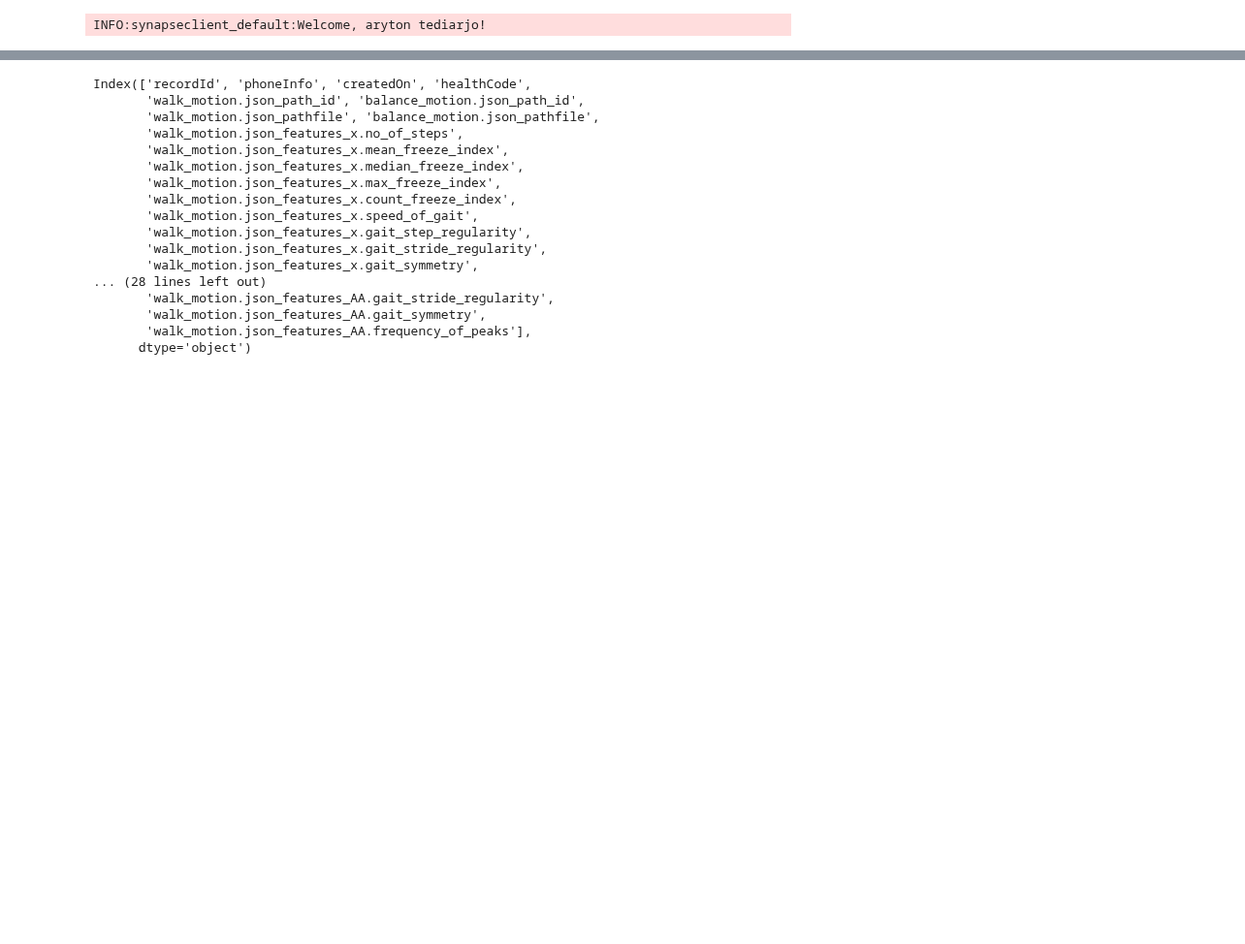
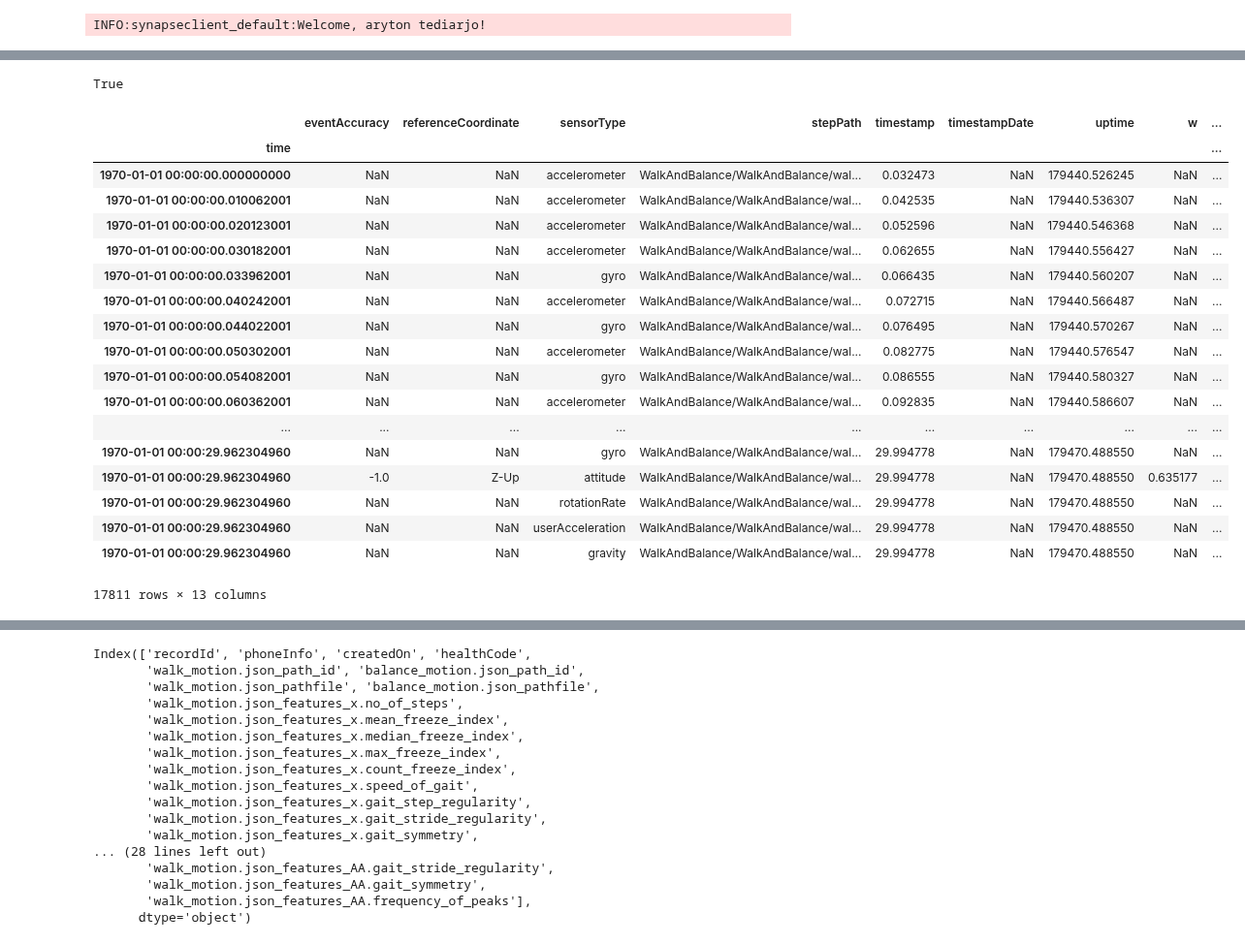
Before and after one commit to arytontediarjo/mPower-Analysis, a Jupyter notebook: Notebooks/etc.ipynb, the cells around one changed output, grey strips where cells are left out. Shown at 97% size. Saved outputs shown, nothing was run; the diff lists cells and outputs as text; code cells hidden in the pictures; blank space fills up the shorter version.

```diff
--- a/Notebooks/etc.ipynb
+++ b/Notebooks/etc.ipynb
@@ -83,0 +110,7 @@ data
+# %%
+ios_data = get_synapse_table(syn, ["d2c2a238-36ab-493e-9728-589eb0797fb3",
+                                        "8fd8f4c8-6b47-45f0-9a0c-58b1c6883b26",
+                              "debb8d54-435c-44ff-8684-5bc05cc407b7",
+                              "e1882f09-06ae-4cf0-8a1d-3e8a6562d54b",
+                              "1fa674e9-2c49-4260-83f0-681ace2a5125",
+                              "d2c2a238-36ab-493e-9728-589eb0797fb3"], "syn12514611", "V2")
@@ -83,0 +121,32 @@ data
+# %%
+ios_data["timeStampDate"] = pd.to_datetime(ios_data["walk_motion.json_pathfile"] \
+                                               .apply(convertZuluTimeStamp), utc = True)
+ios_data["time_diff"] = pd.to_datetime(ios_data["createdOn"] , utc = True) - ios_data["timeStampDate"]
+# %%
+temp = utils.clean_accelerometer_data(open_filepath(ios_data["walk_motion.json_pathfile"].iloc[0]))
+# %%
+all(temp.index[:-1] <= temp.index[1:])
+# %% [output]
+True
+# %%
+temp.sort_index()
+# %% [output]
+|  | eventAccuracy | referenceCoordinate | sensorType | stepPath | timestamp | timestampDate | uptime | w | ... |
+| time |  |  |  |  |  |  |  |  | ... |
+| 1970-01-01 00:00:00.000000000 | NaN | NaN | accelerometer | WalkAndBalance/WalkAndBalance/wal... | 0.032473 | NaN | 179440.526245 | NaN | ... |
+| 1970-01-01 00:00:00.010062001 | NaN | NaN | accelerometer | WalkAndBalance/WalkAndBalance/wal... | 0.042535 | NaN | 179440.536307 | NaN | ... |
+| 1970-01-01 00:00:00.020123001 | NaN | NaN | accelerometer | WalkAndBalance/WalkAndBalance/wal... | 0.052596 | NaN | 179440.546368 | NaN | ... |
+| 1970-01-01 00:00:00.030182001 | NaN | NaN | accelerometer | WalkAndBalance/WalkAndBalance/wal... | 0.062655 | NaN | 179440.556427 | NaN | ... |
+| 1970-01-01 00:00:00.033962001 | NaN | NaN | gyro | WalkAndBalance/WalkAndBalance/wal... | 0.066435 | NaN | 179440.560207 | NaN | ... |
+| 1970-01-01 00:00:00.040242001 | NaN | NaN | accelerometer | WalkAndBalance/WalkAndBalance/wal... | 0.072715 | NaN | 179440.566487 | NaN | ... |
+| 1970-01-01 00:00:00.044022001 | NaN | NaN | gyro | WalkAndBalance/WalkAndBalance/wal... | 0.076495 | NaN | 179440.570267 | NaN | ... |
+| 1970-01-01 00:00:00.050302001 | NaN | NaN | accelerometer | WalkAndBalance/WalkAndBalance/wal... | 0.082775 | NaN | 179440.576547 | NaN | ... |
+| 1970-01-01 00:00:00.054082001 | NaN | NaN | gyro | WalkAndBalance/WalkAndBalance/wal... | 0.086555 | NaN | 179440.580327 | NaN | ... |
+| 1970-01-01 00:00:00.060362001 | NaN | NaN | accelerometer | WalkAndBalance/WalkAndBalance/wal... | 0.092835 | NaN | 179440.586607 | NaN | ... |
+| ... | ... | ... | ... | ... | ... | ... | ... | ... | ... |
+| 1970-01-01 00:00:29.962304960 | NaN | NaN | gyro | WalkAndBalance/WalkAndBalance/wal... | 29.994778 | NaN | 179470.488550 | NaN | ... |
+| 1970-01-01 00:00:29.962304960 | -1.0 | Z-Up | attitude | WalkAndBalance/WalkAndBalance/wal... | 29.994778 | NaN | 179470.488550 | 0.635177 | ... |
+| 1970-01-01 00:00:29.962304960 | NaN | NaN | rotationRate | WalkAndBalance/WalkAndBalance/wal... | 29.994778 | NaN | 179470.488550 | NaN | ... |
+| 1970-01-01 00:00:29.962304960 | NaN | NaN | userAcceleration | WalkAndBalance/WalkAndBalance/wal... | 29.994778 | NaN | 179470.488550 | NaN | ... |
+| 1970-01-01 00:00:29.962304960 | NaN | NaN | gravity | WalkAndBalance/WalkAndBalance/wal... | 29.994778 | NaN | 179470.488550 | NaN | ... |
+17811 rows × 13 columns
```
Also changed, not shown: parts of 19 cells of this notebook, 29 other files.
